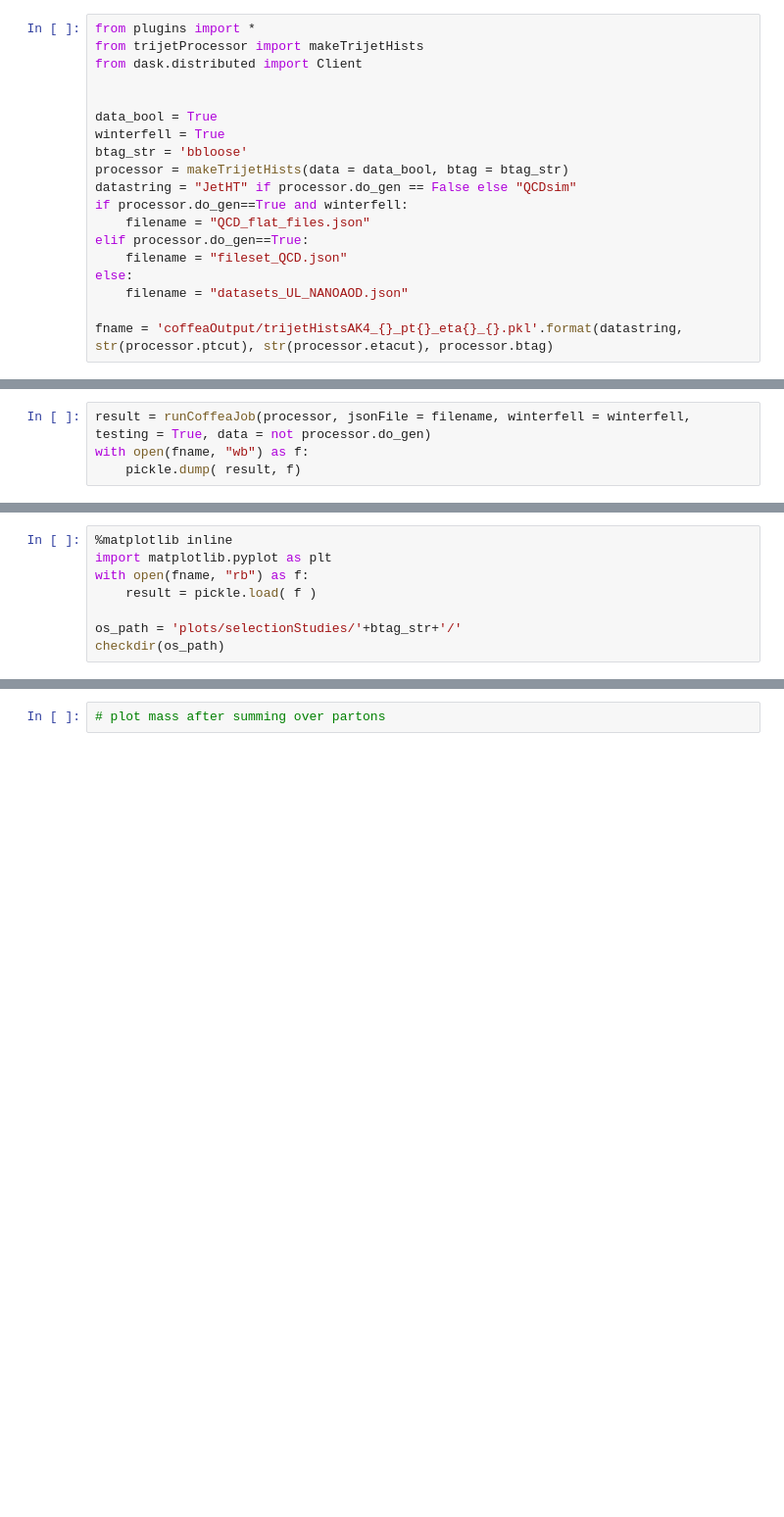
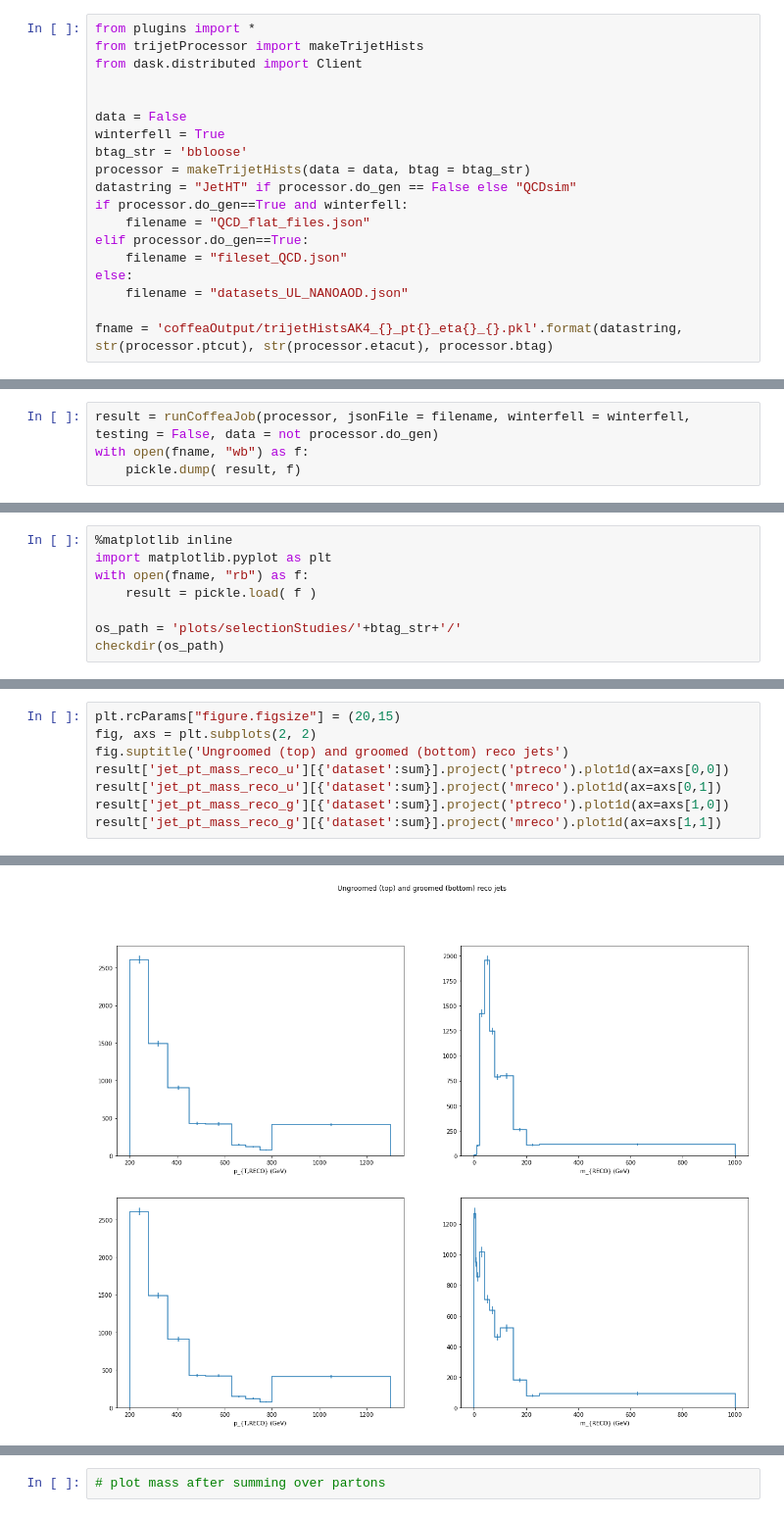
Before and after one commit to laurenhay/GluonJetMass, a Jupyter notebook: trijetSelection_studies.ipynb, the cells around one changed output, grey strips where cells are left out. Shown at 98% size. Cells and saved outputs as stored; diff of their text form; blank space fills up the shorter version.

```diff
--- a/trijetSelection_studies.ipynb
+++ b/trijetSelection_studies.ipynb
@@ -33,10 +33,10 @@ from trijetProcessor import makeTrijetHists
 from dask.distributed import Client
 
 
-data_bool = True
+data = False
 winterfell = True
 btag_str = 'bbloose'
-processor = makeTrijetHists(data = data_bool, btag = btag_str)
+processor = makeTrijetHists(data = data, btag = btag_str)
 datastring = "JetHT" if processor.do_gen == False else "QCDsim"
 if processor.do_gen==True and winterfell:
     filename = "QCD_flat_files.json"
@@ -53,5 +53,5 @@ Data:  True  gen  False
 # %%
-result = runCoffeaJob(processor, jsonFile = filename, winterfell = winterfell, testing = True, data = not processor.do_gen)
+result = runCoffeaJob(processor, jsonFile = filename, winterfell = winterfell, testing = False, data = not processor.do_gen)
 with open(fname, "wb") as f:
     pickle.dump( result, f)
 # %% [output]
@@ -140,0 +173,9 @@ if not data:
+# %%
+plt.rcParams["figure.figsize"] = (20,15)
+fig, axs = plt.subplots(2, 2)
+fig.suptitle('Ungroomed (top) and groomed (bottom) reco jets')
+result['jet_pt_mass_reco_u'][{'dataset':sum}].project('ptreco').plot1d(ax=axs[0,0])
+result['jet_pt_mass_reco_u'][{'dataset':sum}].project('mreco').plot1d(ax=axs[0,1])
+result['jet_pt_mass_reco_g'][{'dataset':sum}].project('ptreco').plot1d(ax=axs[1,0])
+result['jet_pt_mass_reco_g'][{'dataset':sum}].project('mreco').plot1d(ax=axs[1,1])
+# %% [output]
@@ -140,0 +183 @@ if not data:
+[figure, added]
```
Also changed, not shown: parts of 20 cells of this notebook, 4 other files.
